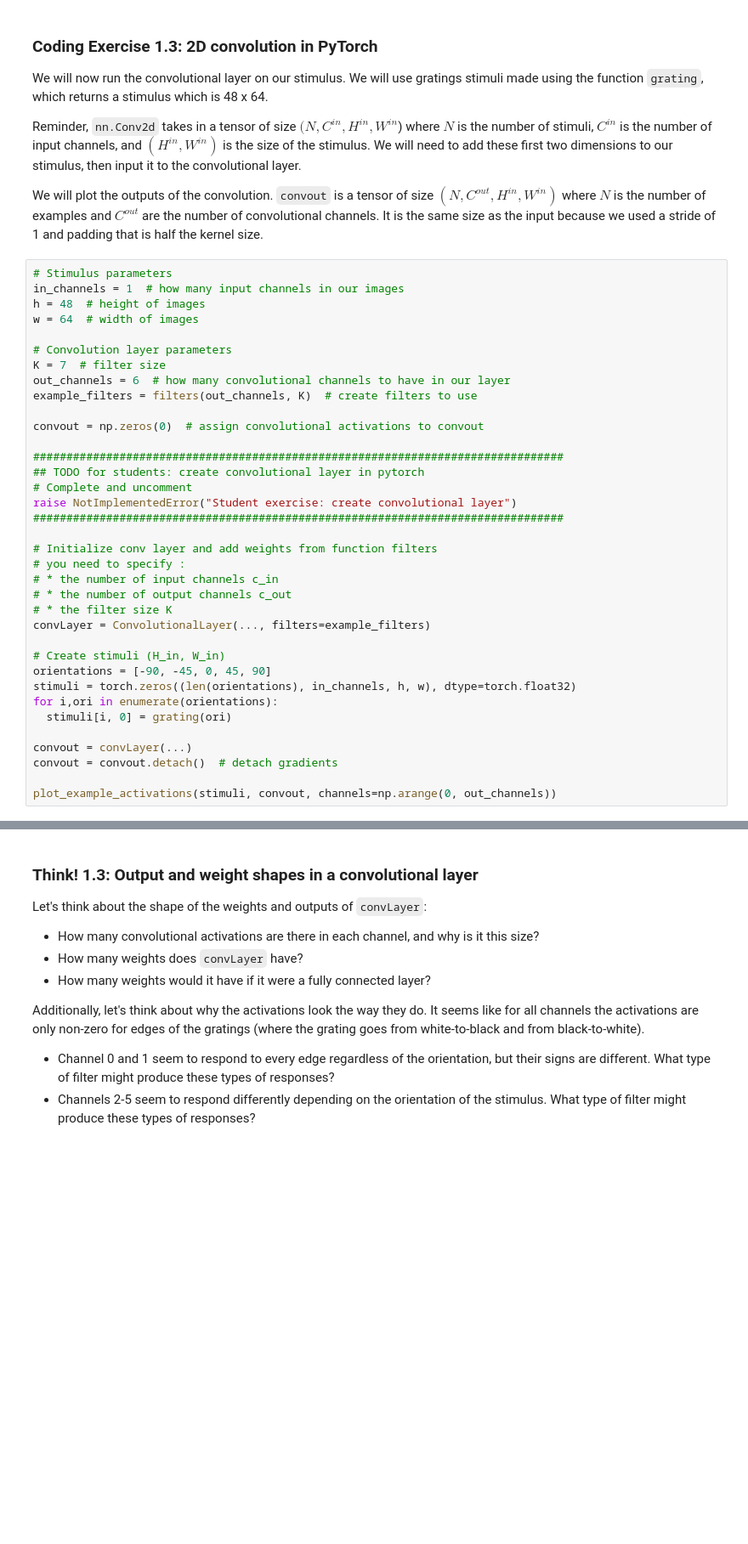
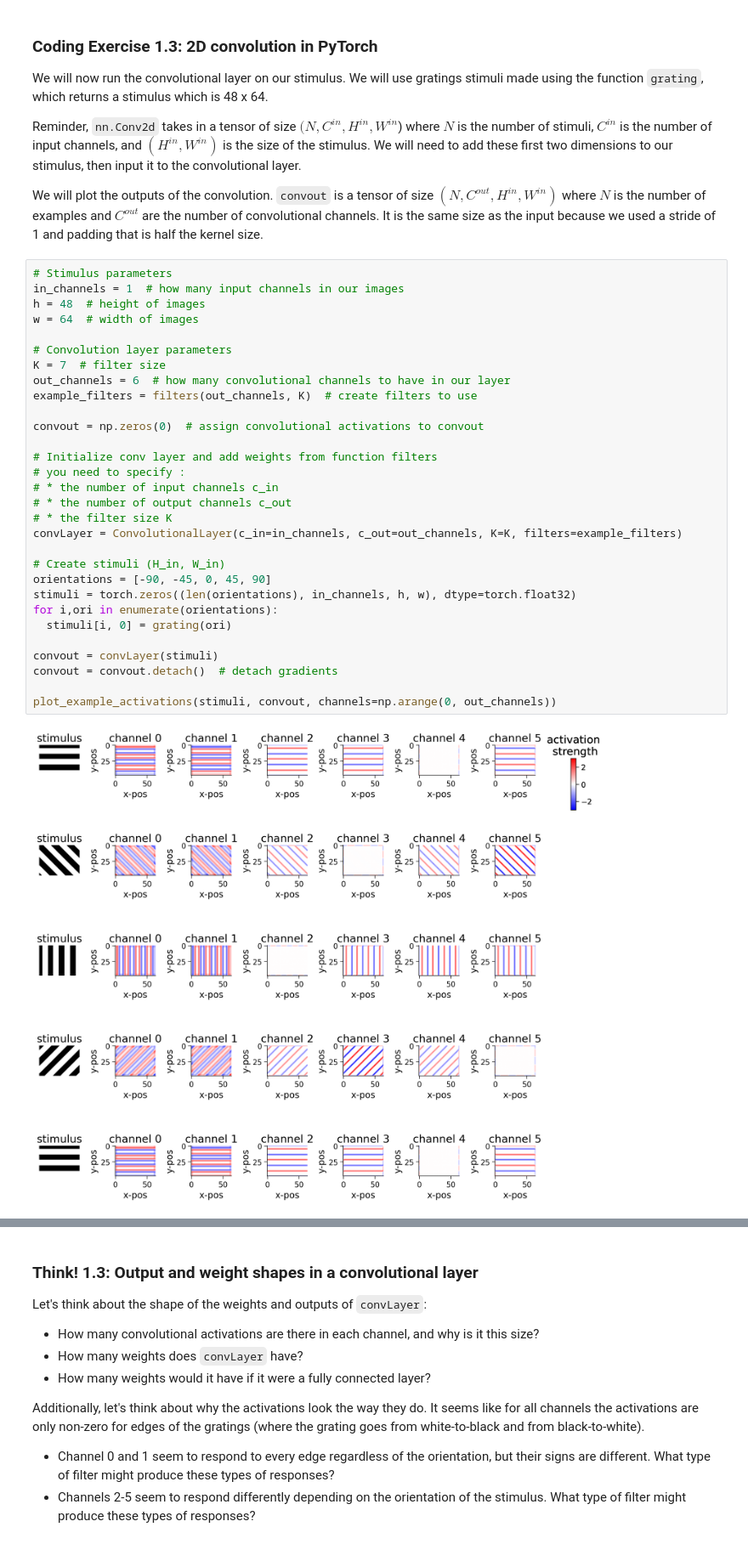
Before and after one commit to YonghaoZhao722/CPBS7712, a Jupyter notebook: tutorials/W1D5_DeepLearning/student/W1D5_Tutorial2.ipynb, the cells around one changed output, grey strips where cells are left out. Shown at 85% size. Cells and saved outputs as stored; diff of their text form; blank space fills up the shorter version.

```diff
--- a/tutorials/W1D5_DeepLearning/student/W1D5_Tutorial2.ipynb
+++ b/tutorials/W1D5_DeepLearning/student/W1D5_Tutorial2.ipynb
@@ -505,39 +520,35 @@ We will plot the outputs of the convolution. `convout` is a tensor of size $(N,
 # %%
 # Stimulus parameters
 in_channels = 1  # how many input channels in our images
 h = 48  # height of images
 w = 64  # width of images
 
 # Convolution layer parameters
 K = 7  # filter size
 out_channels = 6  # how many convolutional channels to have in our layer
 example_filters = filters(out_channels, K)  # create filters to use
 
 convout = np.zeros(0)  # assign convolutional activations to convout
 
-################################################################################
-## TODO for students: create convolutional layer in pytorch
-# Complete and uncomment
-raise NotImplementedError("Student exercise: create convolutional layer")
-################################################################################
-
 # Initialize conv layer and add weights from function filters
 # you need to specify :
 # * the number of input channels c_in
 # * the number of output channels c_out
 # * the filter size K
-convLayer = ConvolutionalLayer(..., filters=example_filters)
+convLayer = ConvolutionalLayer(c_in=in_channels, c_out=out_channels, K=K, filters=example_filters)
 
 # Create stimuli (H_in, W_in)
 orientations = [-90, -45, 0, 45, 90]
 stimuli = torch.zeros((len(orientations), in_channels, h, w), dtype=torch.float32)
 for i,ori in enumerate(orientations):
   stimuli[i, 0] = grating(ori)
 
-convout = convLayer(...)
+convout = convLayer(stimuli)
 convout = convout.detach()  # detach gradients
 
 plot_example_activations(stimuli, convout, channels=np.arange(0, out_channels))
+# %% [output]
+[figure, added]
 # %% [markdown]
 [*Click for solution*](https://github.com/NeuromatchAcademy/course-content/tree/main/tutorials/W1D5_DeepLearning/solutions/W1D5_Tutorial2_Solution_41665ca7.py)
 
```
Also changed, not shown: parts of 12 cells of this notebook.
